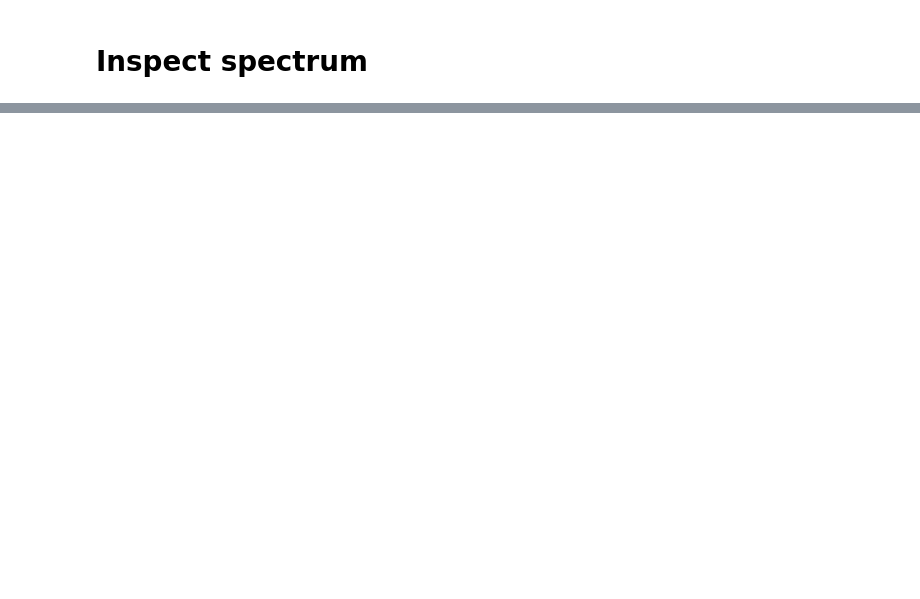
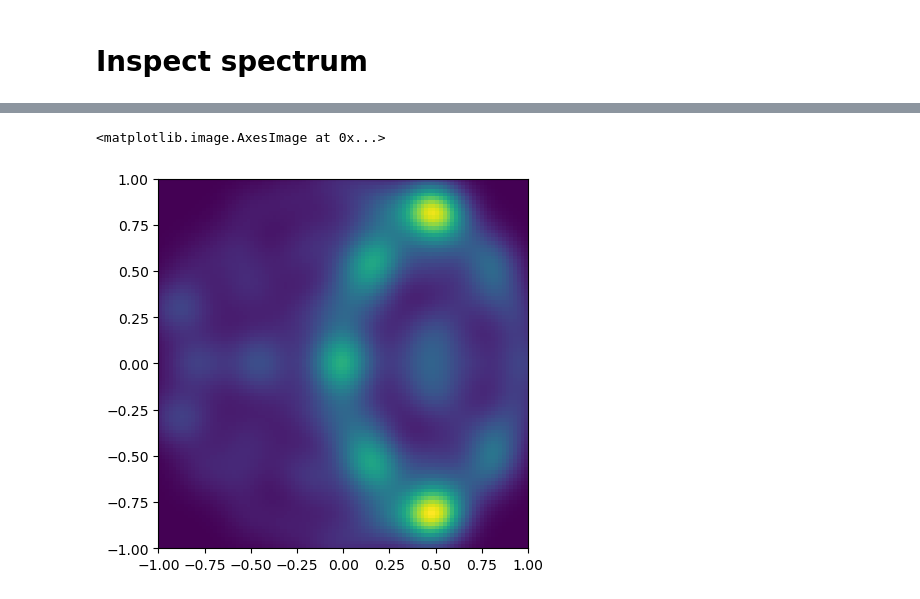
Before and after one commit to KristianWold/eddqc, a Jupyter notebook: analysis/experiments/tomography_addendum/test.ipynb, the cells around one changed output, grey strips where cells are left out. Saved outputs shown, nothing was run; the diff lists cells and outputs as text; code cells hidden in the pictures; blank space fills up the shorter version.

```diff
--- a/analysis/experiments/tomography_addendum/test.ipynb
+++ b/analysis/experiments/tomography_addendum/test.ipynb
@@ -167,3 +171,11 @@ for i in range(10):
+# %%
+csr = Spectrum(csr_list)
+csr_coat = coat_spectrum(csr)
+
+plt.imshow(csr_coat, extent=[-1,1,-1,1])
+# %% [output]
+<matplotlib.image.AxesImage at 0x...>
+[figure, added]
 # %%
 spectrum.plot_circle()
 spectrum.plot()
```
Also changed, not shown: parts of 20 cells of this notebook, 33 other files.
